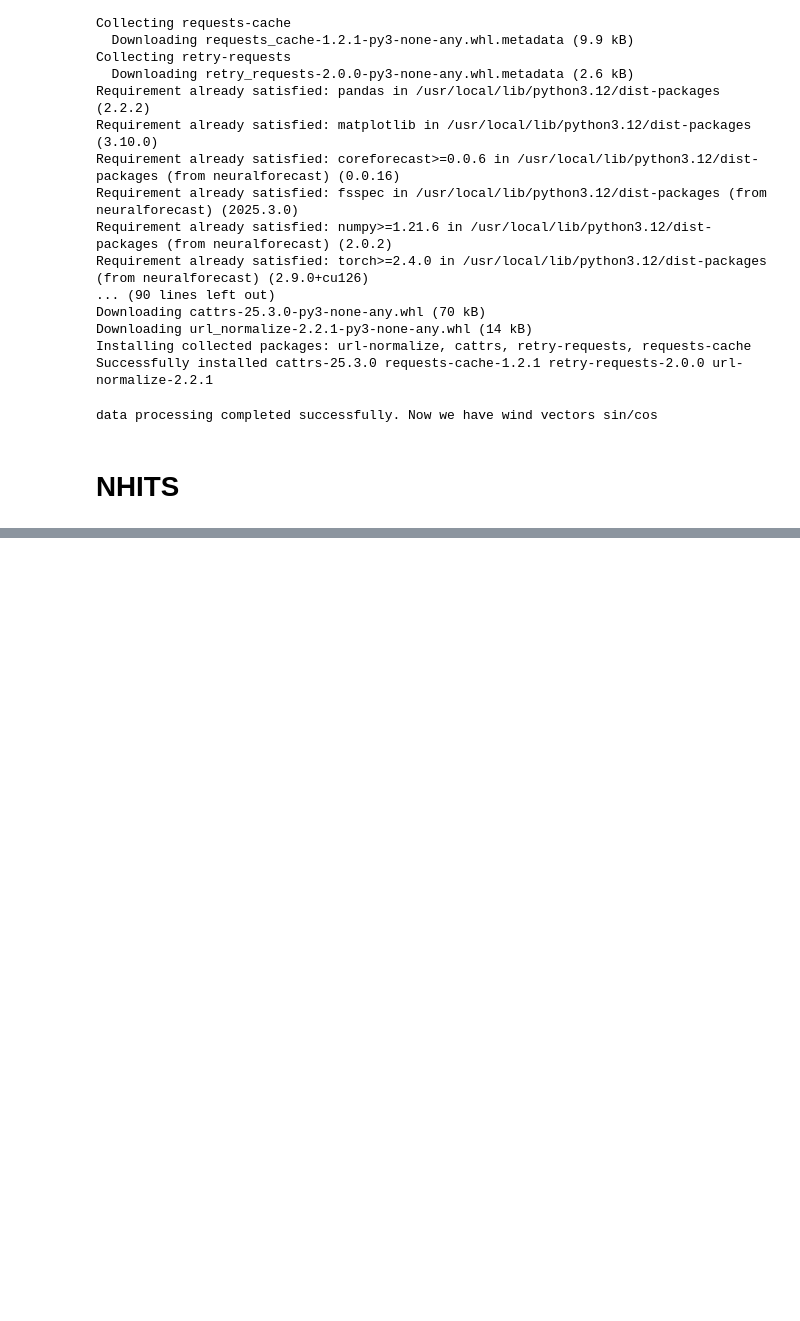
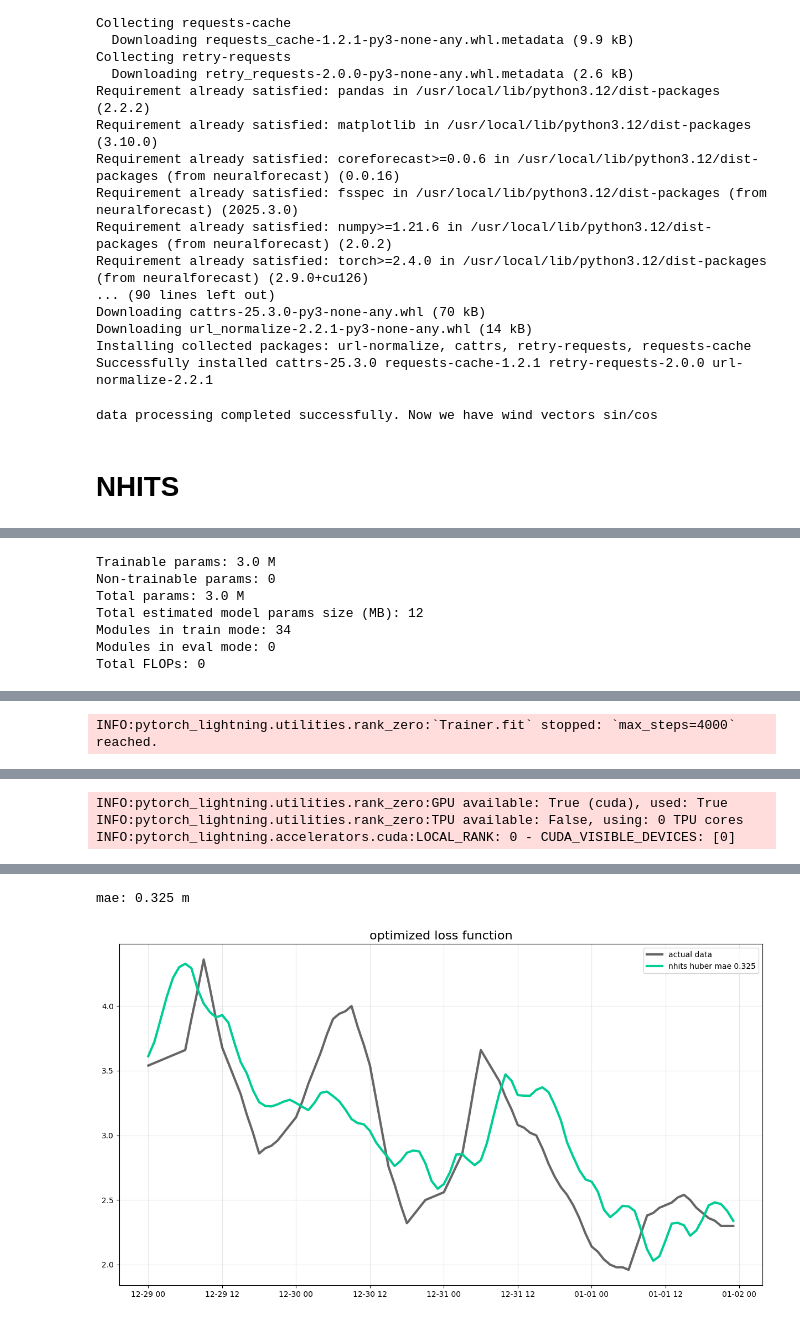
Before and after one commit to lizaArnauta/AI_project_storm_forecast, a Jupyter notebook: AI_project.ipynb, the cells around one changed output, grey strips where cells are left out. Saved outputs shown, nothing was run; the diff lists cells and outputs as text; code cells hidden in the pictures; blank space fills up the shorter version.

```diff
--- a/AI_project.ipynb
+++ b/AI_project.ipynb
@@ -84,3 +84,70 @@ print("data processing completed successfully. Now we have wind vectors sin/cos"
 data processing completed successfully. Now we have wind vectors sin/cos
 # %% [markdown]
 # NHITS
+# %%
+import requests
+import pandas as pd
+import matplotlib.pyplot as plt
+from neuralforecast import NeuralForecast
+from neuralforecast.models import NHITS
+from neuralforecast.losses.pytorch import HuberLoss
+
+url_weather = "https://archive-api.open-meteo.com/v1/archive"
+params_weather = {
+    "latitude": 56.0, "longitude": 3.0,
+    "start_date": "2023-01-01", "end_date": "2024-01-01",
+    "hourly": ["pressure_msl", "wind_speed_10m"]
+}
+resp_w = requests.get(url_weather, params=params_weather).json()
+df_weather = pd.DataFrame({
+    'ds': pd.to_datetime(resp_w['hourly']['time']),
+    'pressure': resp_w['hourly']['pressure_msl'],
+    'wind_speed': resp_w['hourly']['wind_speed_10m']
+})
+
+url_marine = "https://marine-api.open-meteo.com/v1/marine"
+params_marine = {
+    "latitude": 56.0, "longitude": 3.0,
+    "start_date": "2023-01-01", "end_date": "2024-01-01",
+    "hourly": ["wave_height"]
+}
+resp_m = requests.get(url_marine, params=params_marine).json()
+df_marine = pd.DataFrame({
+    'ds': pd.to_datetime(resp_m['hourly']['time']),
+    'y': resp_m['hourly']['wave_height']
+})
+
+df = pd.merge(df_weather, df_marine, on="ds")
+df['unique_id'] = 'NorthSea_Point1'
+
+df['wind_rolling'] = df['wind_speed'].rolling(window=3).mean().fillna(df['wind_speed'])
+df = df.dropna()
+horizon = 96
+Y_train = df[:-horizon]
+Y_test = df[-horizon:]
+input_size = 48
+models = [
+    NHITS(h=horizon,
+          input_size=input_size,
+          loss=HuberLoss(),
+          futr_exog_list=['pressure', 'wind_speed', 'wind_rolling'],
+          max_steps=4000,
+          scaler_type='robust',
+          alias='NHITS_Huber')
+]
+
+nf = NeuralForecast(models=models, freq='H')
+nf.fit(df=Y_train)
+future_exog = Y_test[['unique_id', 'ds', 'pressure', 'wind_speed', 'wind_rolling']]
+Y_hat = nf.predict(futr_df=future_exog)
+final_df = pd.merge(Y_test, Y_hat, on=['ds', 'unique_id'], how='left')
+mae_huber = abs(final_df['y'] - final_df['NHITS_Huber']).mean()
+print(f"mae: {mae_huber:.3f} m")
+plt.figure(figsize=(15, 8))
+plt.plot(final_df['ds'], final_df['y'], label='actual data', color='black', linewidth=3, alpha=0.6)
+plt.plot(final_df['ds'], final_df['NHITS_Huber'], label=f'nhits huber mae {mae_huber:.3f}', color='#00CC96', linewidth=3)
+plt.title('optimized loss function', fontsize=16)
+plt.legend()
+plt.grid(True, alpha=0.3)
+plt.show()
+# %% [output]
@@ -86,0 +167,7 @@ data processing completed successfully. Now we have wind vectors sin/cos
+Trainable params: 3.0 M
+Non-trainable params: 0
+Total params: 3.0 M
+Total estimated model params size (MB): 12
+Modules in train mode: 34
+Modules in eval mode: 0
+Total FLOPs: 0
@@ -86,0 +175 @@ data processing completed successfully. Now we have wind vectors sin/cos
+INFO:pytorch_lightning.utilities.rank_zero:`Trainer.fit` stopped: `max_steps=4000` reached.
@@ -86,0 +177,3 @@ data processing completed successfully. Now we have wind vectors sin/cos
+INFO:pytorch_lightning.utilities.rank_zero:GPU available: True (cuda), used: True
+INFO:pytorch_lightning.utilities.rank_zero:TPU available: False, using: 0 TPU cores
+INFO:pytorch_lightning.accelerators.cuda:LOCAL_RANK: 0 - CUDA_VISIBLE_DEVICES: [0]
@@ -86,0 +182,2 @@ data processing completed successfully. Now we have wind vectors sin/cos
+mae: 0.325 m
+[figure, added]
```
Also changed, not shown: parts of 1 cell of this notebook.
